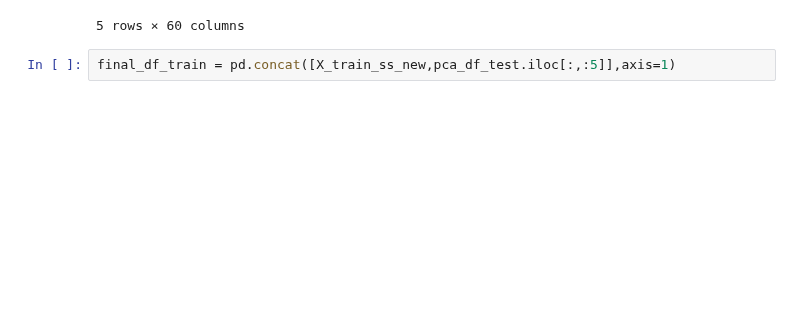
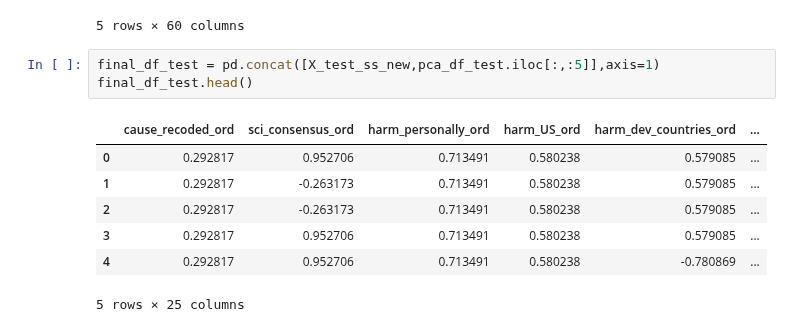
Before and after one commit to sabaiitj/Climate-Change-Survey, a Jupyter notebook: code/Saba_SelectKBest_and_PCA.ipynb, the cells around one changed output. Cells and saved outputs as stored; diff of their text form; blank space fills up the shorter version.

```diff
--- a/code/Saba_SelectKBest_and_PCA.ipynb
+++ b/code/Saba_SelectKBest_and_PCA.ipynb
@@ -237,4 +237,13 @@ pca_df_test.head()
 | 4 | 1.819331 | 4.182362 | -0.948171 | 2.225198 | -0.635919 | 3.466717 | 1.117478 | 2.079756 | 2.537798 | -1.544632 | ... | ... |
 5 rows × 60 columns
 # %%
-final_df_train = pd.concat([X_train_ss_new,pca_df_test.iloc[:,:5]],axis=1)
+final_df_test = pd.concat([X_test_ss_new,pca_df_test.iloc[:,:5]],axis=1)
+final_df_test.head()
+# %% [output]
+|  | cause_recoded_ord | sci_consensus_ord | harm_personally_ord | harm_US_ord | harm_dev_countries_ord | ... |
+| 0 | 0.292817 | 0.952706 | 0.713491 | 0.580238 | 0.579085 | ... |
+| 1 | 0.292817 | -0.263173 | 0.713491 | 0.580238 | 0.579085 | ... |
+| 2 | 0.292817 | -0.263173 | 0.713491 | 0.580238 | 0.579085 | ... |
+| 3 | 0.292817 | 0.952706 | 0.713491 | 0.580238 | 0.579085 | ... |
+| 4 | 0.292817 | 0.952706 | 0.713491 | 0.580238 | -0.780869 | ... |
+5 rows × 25 columns
```
